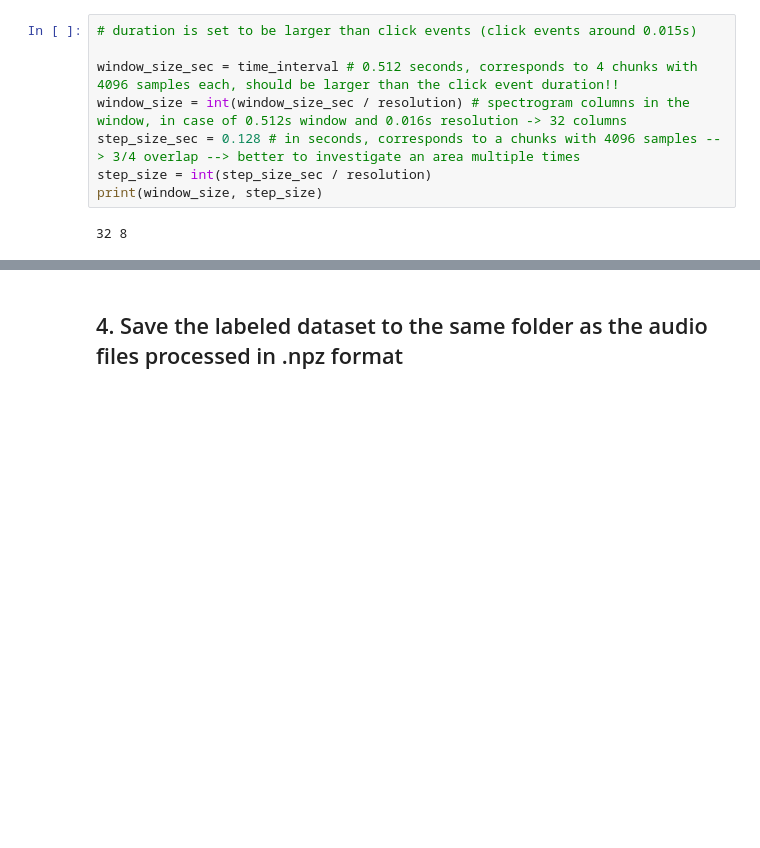
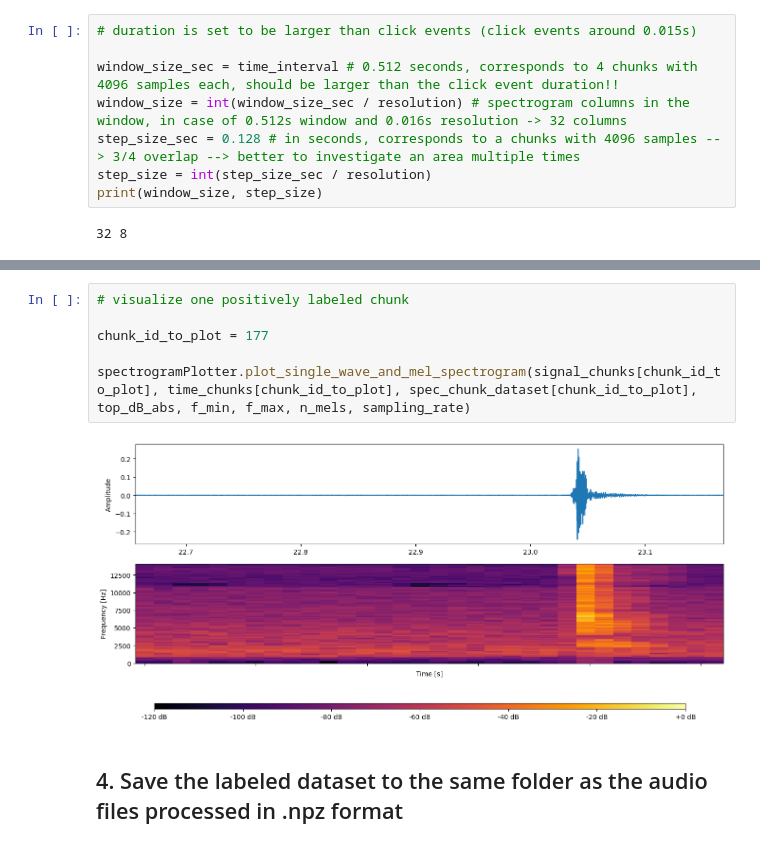
Before and after one commit to matteoseidl/Electrical_Connector_Click-Event_Detection, a Jupyter notebook: 01_Dataset/preprocessSingleClickAudio.ipynb, the cells around one changed output, grey strips where cells are left out. Cells and saved outputs as stored; diff of their text form; blank space fills up the shorter version.

```diff
--- a/01_Dataset/preprocessSingleClickAudio.ipynb
+++ b/01_Dataset/preprocessSingleClickAudio.ipynb
@@ -299,3 +293,11 @@ spectrogramPlotter.plot_single_wave_and_mel_spectrogram(signal_chunks[chunk_id_t
+# %%
+# visualize one positively labeled chunk
+
+chunk_id_to_plot = 177
+
+spectrogramPlotter.plot_single_wave_and_mel_spectrogram(signal_chunks[chunk_id_to_plot], time_chunks[chunk_id_to_plot], spec_chunk_dataset[chunk_id_to_plot], top_dB_abs, f_min, f_max, n_mels, sampling_rate)
+# %% [output]
+[figure, added]
 # %% [markdown]
 ## 4. Save the labeled dataset to the same folder as the audio files processed in .npz format
 # %%
```
Also changed, not shown: parts of 12 cells of this notebook.
